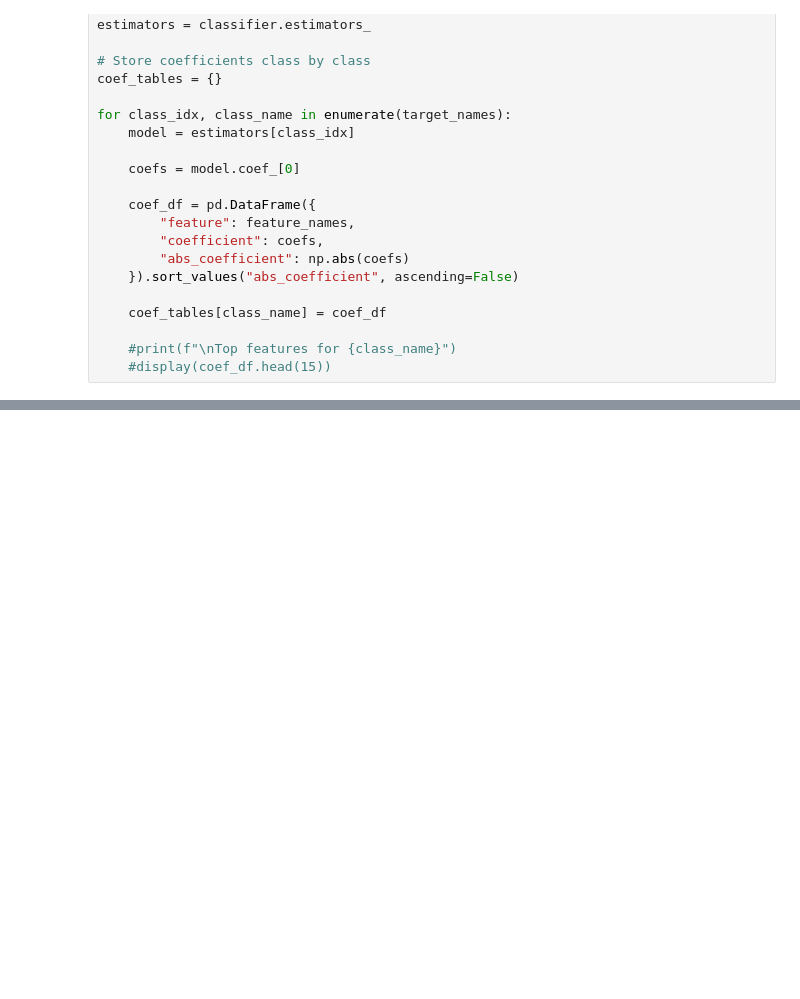
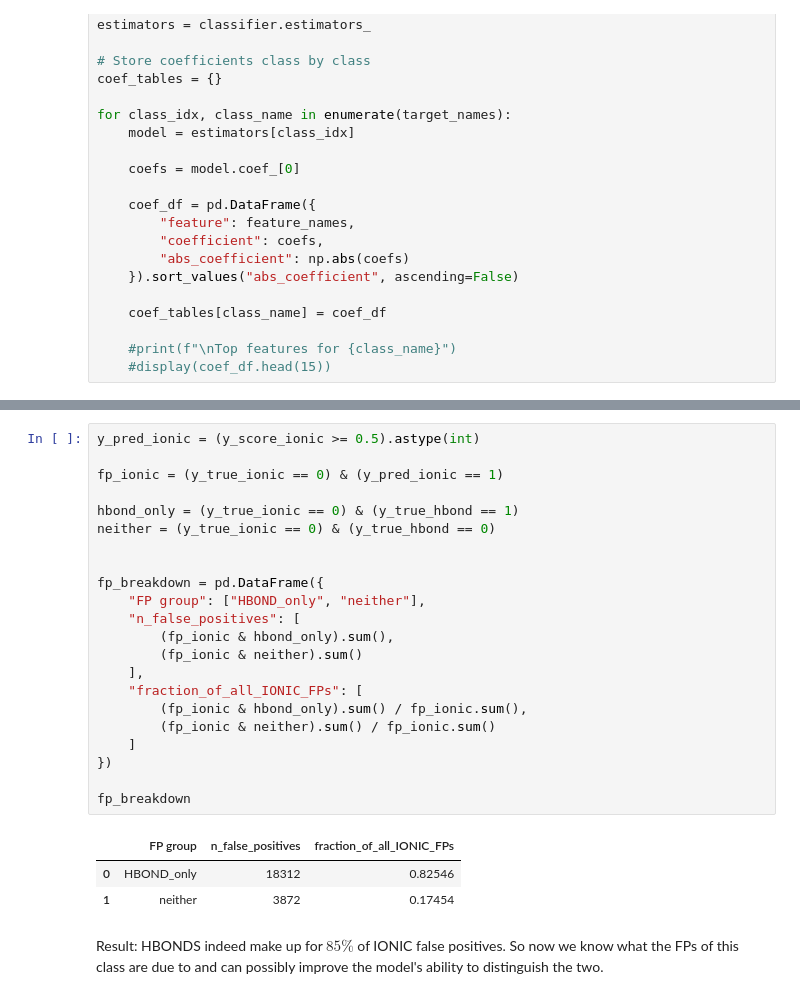
Before and after one commit to miriamzara/SB_Project, a Jupyter notebook: 2_logistic_regression.ipynb, the cells around one changed output, grey strips where cells are left out. Cells and saved outputs as stored; diff of their text form; blank space fills up the shorter version.

```diff
--- a/2_logistic_regression.ipynb
+++ b/2_logistic_regression.ipynb
@@ -640 +780,29 @@ for class_idx, class_name in enumerate(target_names):
+# %%
+y_pred_ionic = (y_score_ionic >= 0.5).astype(int)
+
+fp_ionic = (y_true_ionic == 0) & (y_pred_ionic == 1)
+
+hbond_only = (y_true_ionic == 0) & (y_true_hbond == 1)
+neither = (y_true_ionic == 0) & (y_true_hbond == 0)
+
+
+fp_breakdown = pd.DataFrame({
+    "FP group": ["HBOND_only", "neither"],
+    "n_false_positives": [
+        (fp_ionic & hbond_only).sum(),
+        (fp_ionic & neither).sum()
+    ],
+    "fraction_of_all_IONIC_FPs": [
+        (fp_ionic & hbond_only).sum() / fp_ionic.sum(),
+        (fp_ionic & neither).sum() / fp_ionic.sum()
+    ]
+})
+
+fp_breakdown
+# %% [output]
+|  | FP group | n_false_positives | fraction_of_all_IONIC_FPs |
+| 0 | HBOND_only | 18312 | 0.82546 |
+| 1 | neither | 3872 | 0.17454 |
+# %% [markdown]
+Result: HBONDS indeed make up for $85\%$ of IONIC false positives. So now we know what the FPs of this class are due to and can possibly improve the model's ability to distinguish the two.
 # %%
```
Also changed, not shown: parts of 10 cells of this notebook.
